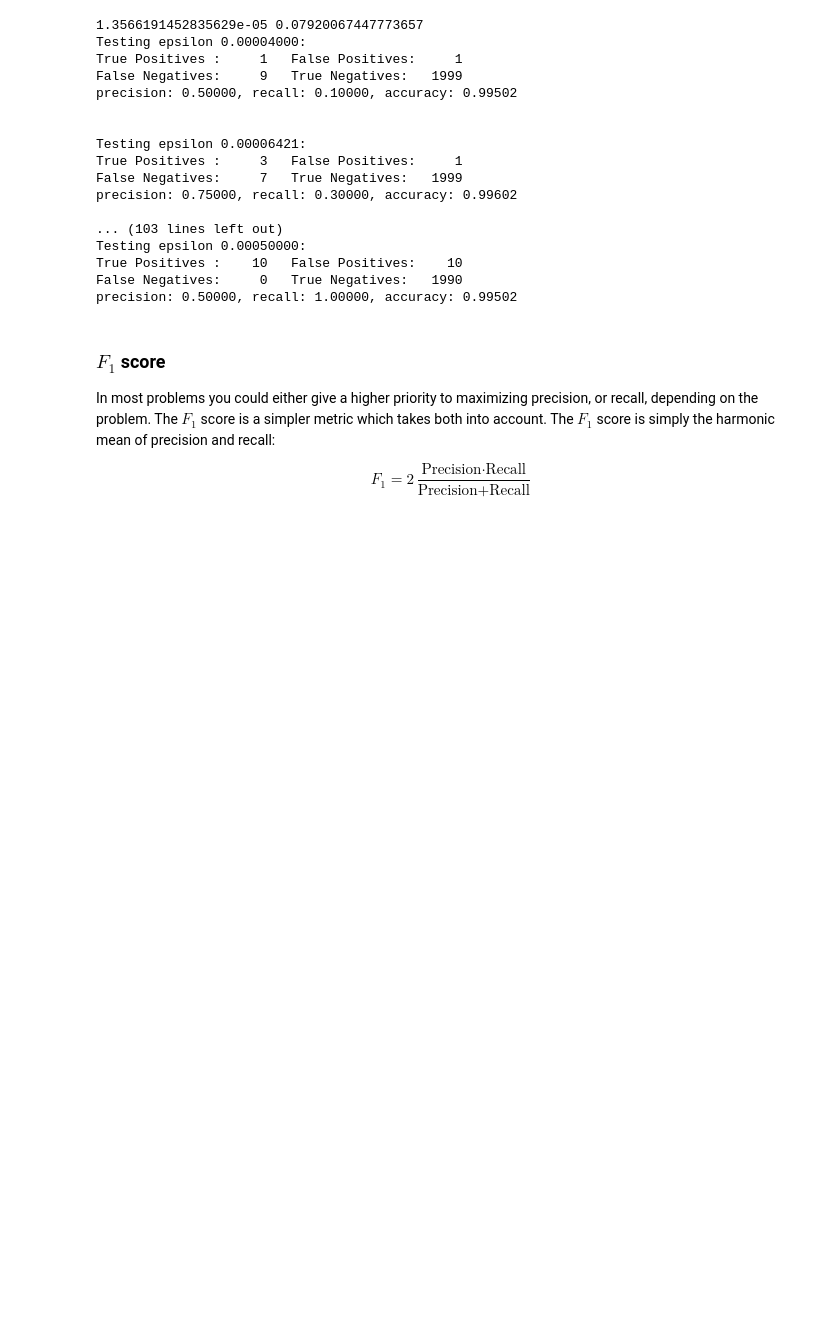
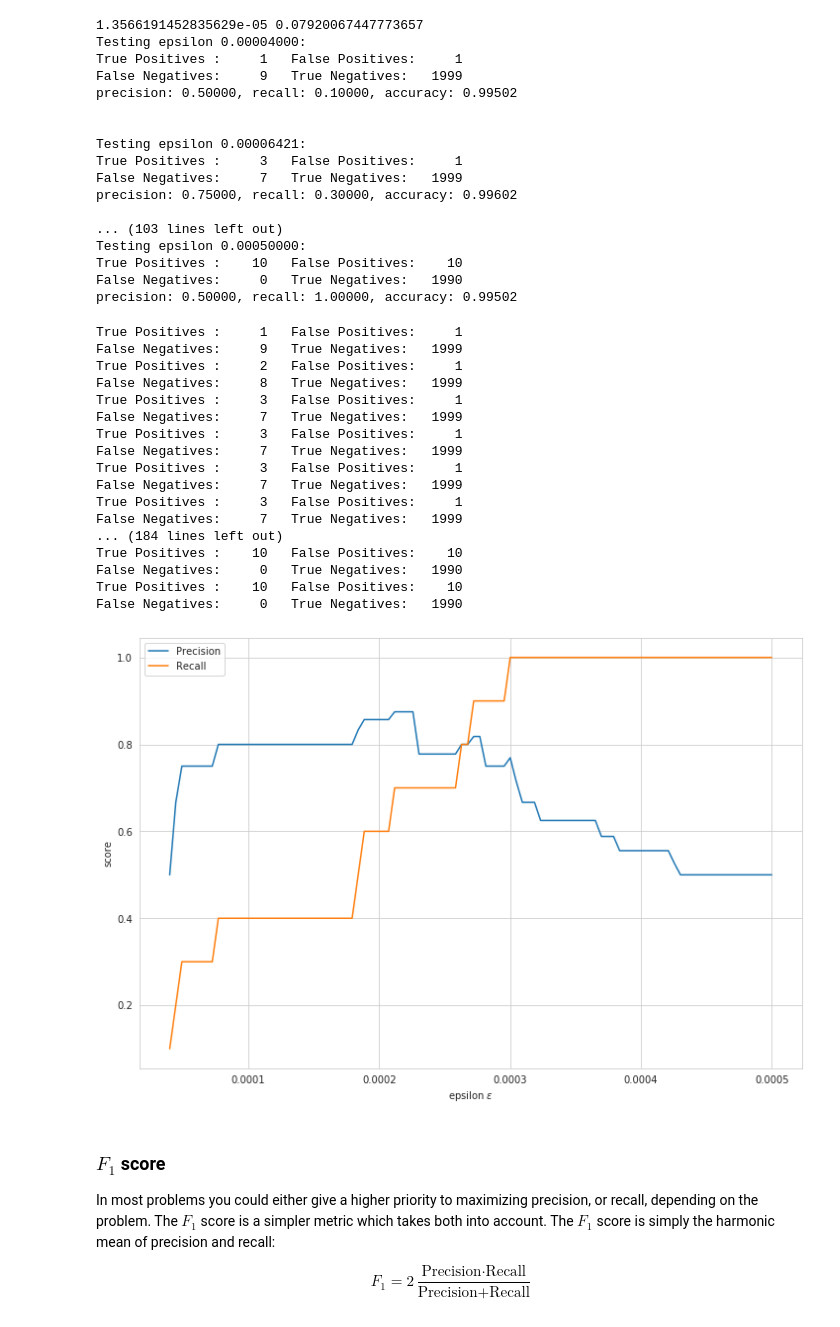
Before and after one commit to tgrasty/CSCI574-Machine-Learning, a Jupyter notebook: lectures/Lecture-13-Anomaly-Detection.ipynb, the cells around one changed output. Drawn from its saved outputs; the diff is of its cells as text; code cells hidden in the pictures; blank space fills up the shorter version.

Commit message:
Fix recall/precision equation.  Add plot of precision vs. recall.

```diff
--- a/lectures/Lecture-13-Anomaly-Detection.ipynb
+++ b/lectures/Lecture-13-Anomaly-Detection.ipynb
@@ -839,6 +839,45 @@ Testing epsilon 0.00050000:
 True Positives :    10   False Positives:    10
 False Negatives:     0   True Negatives:   1990
 precision: 0.50000, recall: 1.00000, accuracy: 0.99502
+# %%
+# it can also be useful to plot recall and precision as functions of the parameter (epsilon).
+# basically the location they cross represents the most balanced trade off you can achieve
+
+# we really want something between 0.00004 and 0.00050
+# second try
+NUM_TESTS = 100
+epsilons = np.linspace(0.00004, 0.0005, NUM_TESTS)
+precision = np.empty(NUM_TESTS)
+recall = np.empty(NUM_TESTS)
+accuracy = np.empty(NUM_TESTS)
+for i, epsilon in enumerate(epsilons):
+    y_predicted = (p < epsilon) * 1.0 # multiplying by 1 turns the boolean results into 1 or 0
+    precision[i], recall[i], accuracy[i] = compute_precision_recall(y_cv, y_predicted)
+
+plt.plot(epsilons, precision, label='Precision')
+plt.plot(epsilons, recall, label='Recall')
+plt.xlabel('epsilon $\epsilon$')
+plt.ylabel('score')
+plt.legend();
+# %% [output]
+True Positives :     1   False Positives:     1
+False Negatives:     9   True Negatives:   1999
+True Positives :     2   False Positives:     1
+False Negatives:     8   True Negatives:   1999
+True Positives :     3   False Positives:     1
+False Negatives:     7   True Negatives:   1999
+True Positives :     3   False Positives:     1
+False Negatives:     7   True Negatives:   1999
+True Positives :     3   False Positives:     1
+False Negatives:     7   True Negatives:   1999
+True Positives :     3   False Positives:     1
+False Negatives:     7   True Negatives:   1999
+... (184 lines left out)
+True Positives :    10   False Positives:    10
+False Negatives:     0   True Negatives:   1990
+True Positives :    10   False Positives:    10
+False Negatives:     0   True Negatives:   1990
+[figure, added]
 # %% [markdown]
 ### $F_1$ score
 
```
Also changed, not shown: parts of 1 cell of this notebook.
